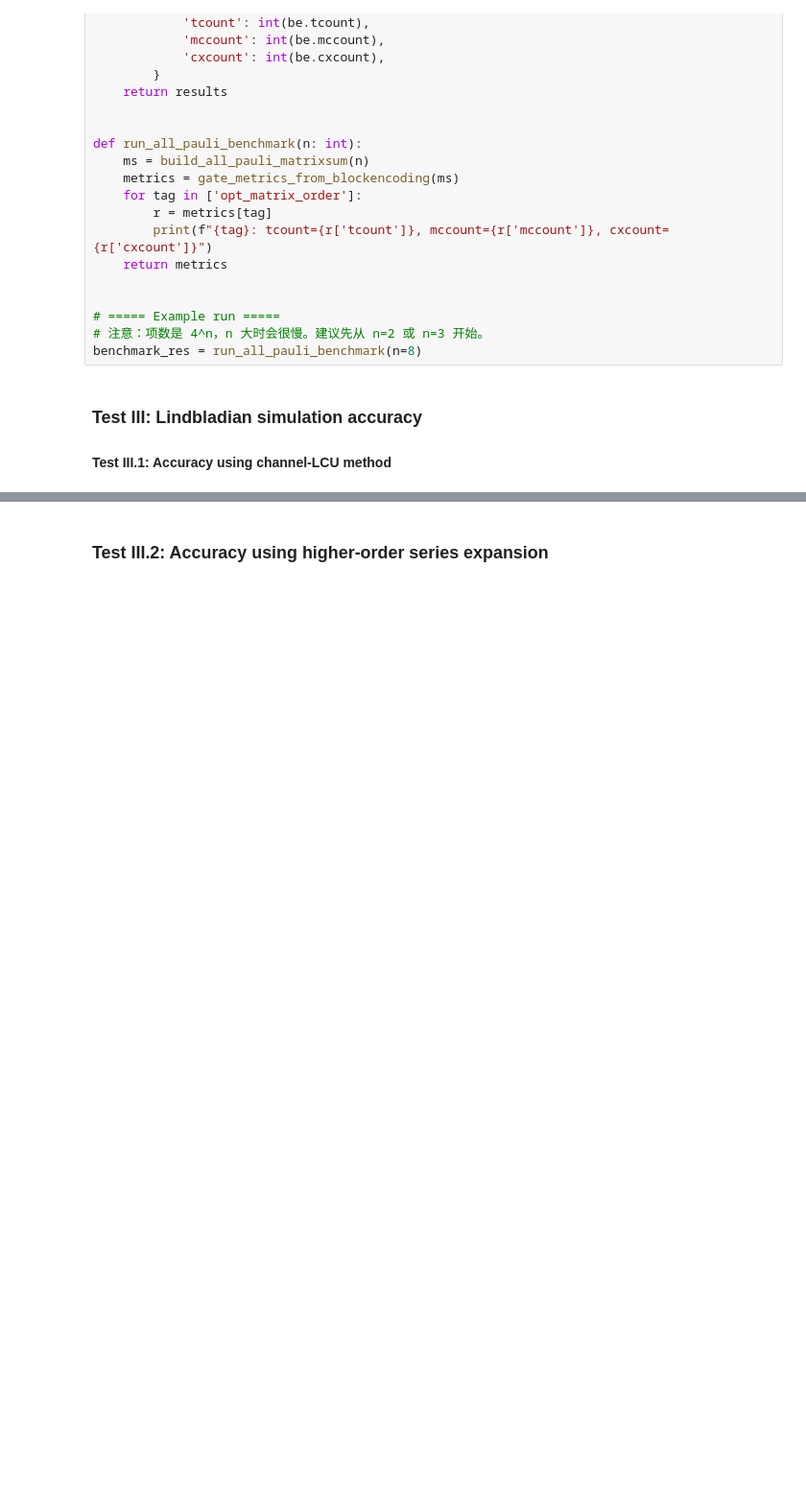
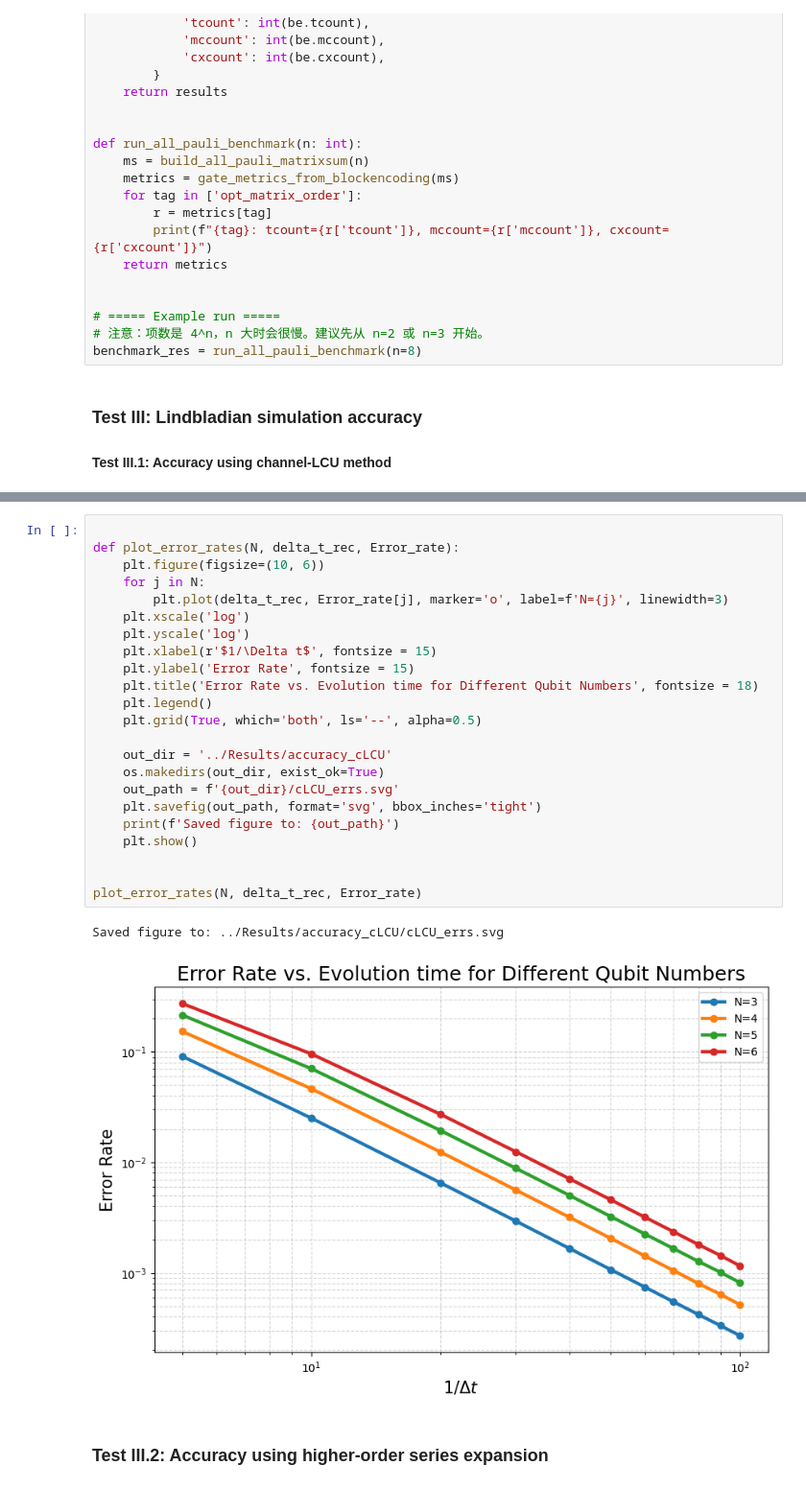
Before and after one commit to Chesterhuang1999/Lindbladian_compilation, a Jupyter notebook: src/evaluate.ipynb, the cells around one changed output, grey strips where cells are left out. Shown at 96% size. Cells and saved outputs as stored; diff of their text form; blank space fills up the shorter version.

```diff
--- a/src/evaluate.ipynb
+++ b/src/evaluate.ipynb
@@ -227,3 +239,29 @@ LCU simulation done
+# %%
+
+def plot_error_rates(N, delta_t_rec, Error_rate):
+    plt.figure(figsize=(10, 6))
+    for j in N:
+        plt.plot(delta_t_rec, Error_rate[j], marker='o', label=f'N={j}', linewidth=3)
+    plt.xscale('log')
+    plt.yscale('log')
+    plt.xlabel(r'$1/\Delta t$', fontsize = 15)
+    plt.ylabel('Error Rate', fontsize = 15)
+    plt.title('Error Rate vs. Evolution time for Different Qubit Numbers', fontsize = 18)
+    plt.legend()
+    plt.grid(True, which='both', ls='--', alpha=0.5)
+
+    out_dir = '../Results/accuracy_cLCU'
+    os.makedirs(out_dir, exist_ok=True)
+    out_path = f'{out_dir}/cLCU_errs.svg'
+    plt.savefig(out_path, format='svg', bbox_inches='tight')
+    print(f'Saved figure to: {out_path}')
+    plt.show()
+
+
+plot_error_rates(N, delta_t_rec, Error_rate)
+# %% [output]
+Saved figure to: ../Results/accuracy_cLCU/cLCU_errs.svg
+[figure, added]
 # %% [markdown]
 ### Test III.2: Accuracy using higher-order series expansion
 # %%
```
Also changed, not shown: parts of 4 cells of this notebook, 3 other files.
